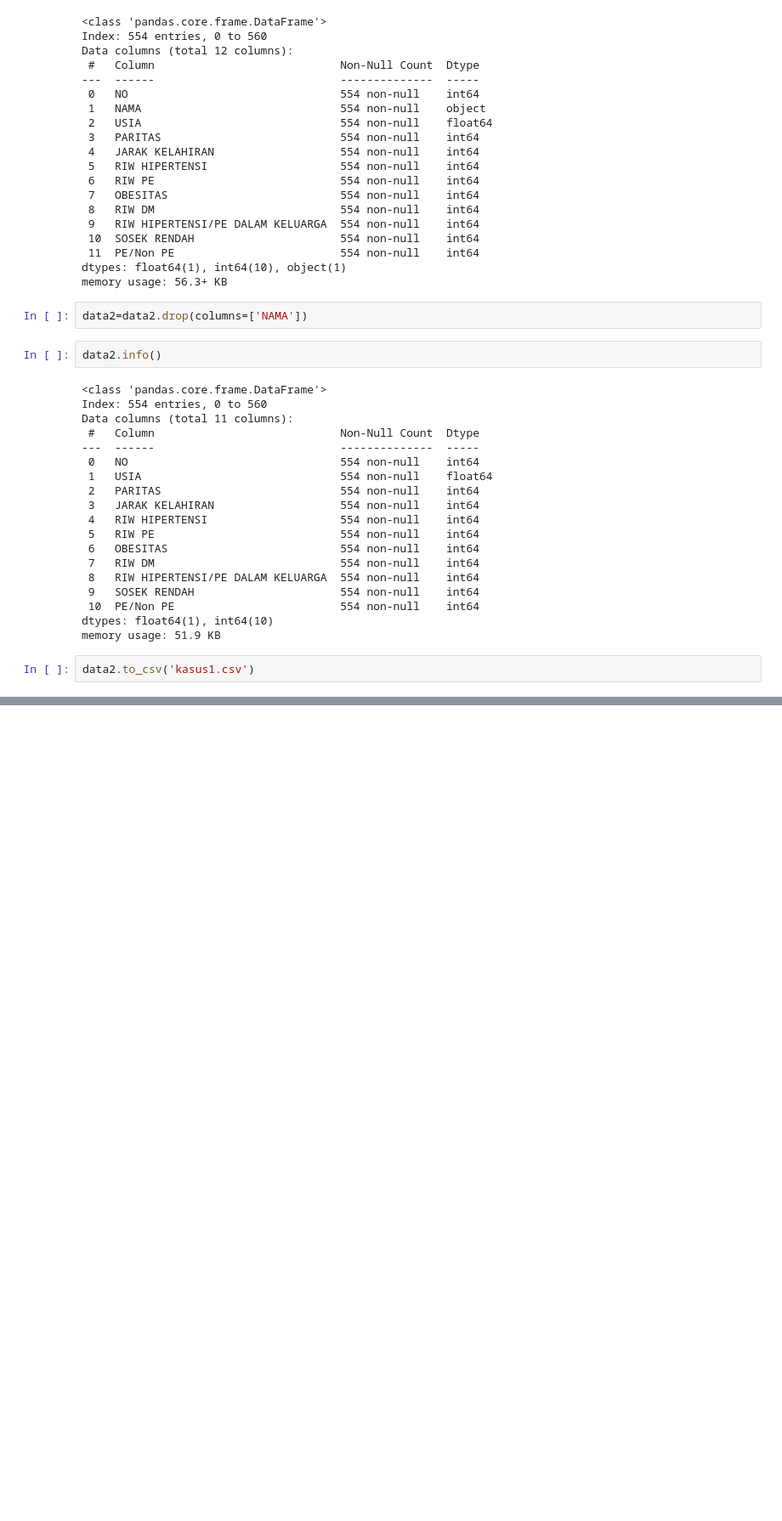
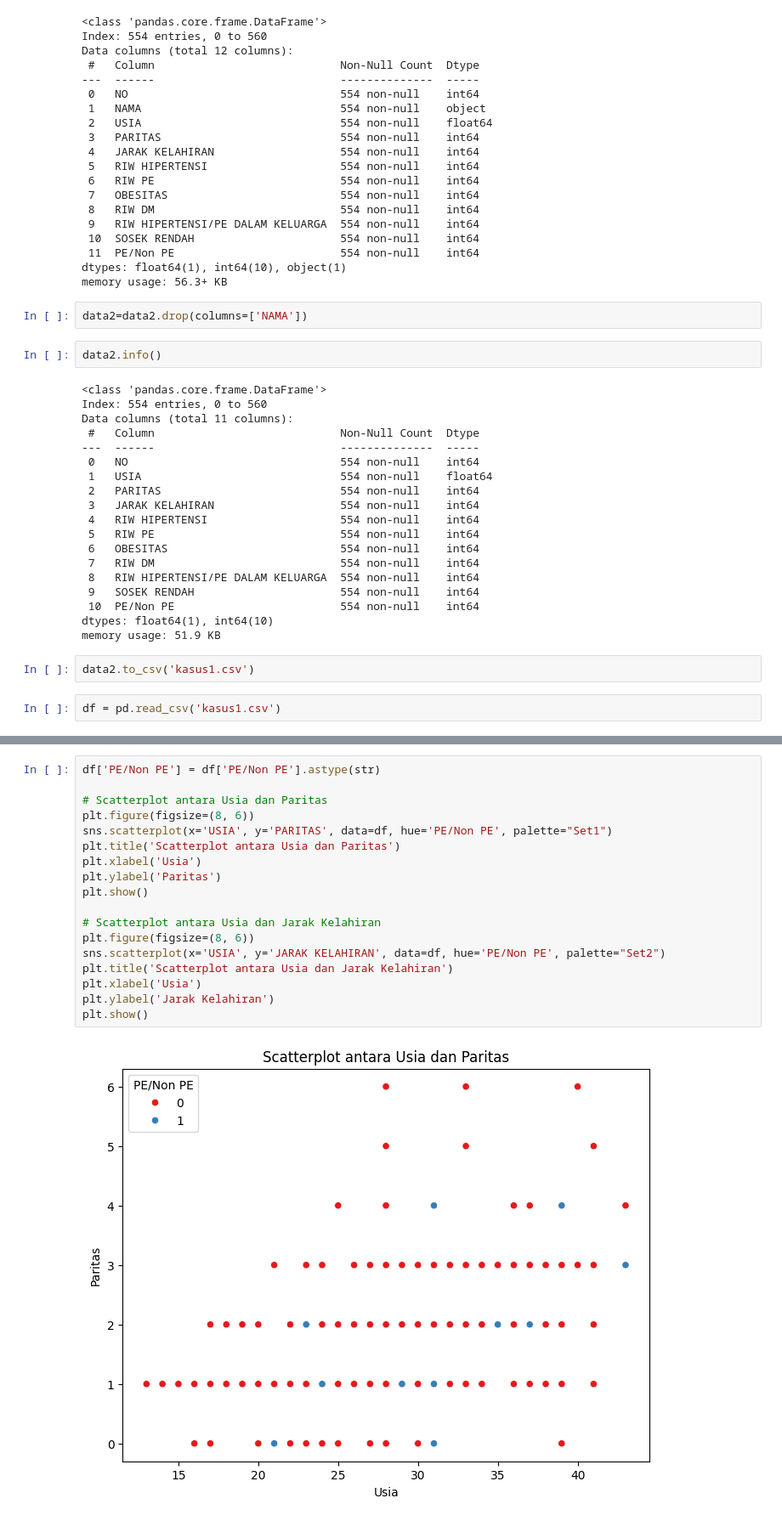
Before and after one commit to Dhia14675/data_mining, a Jupyter notebook: kasus.ipynb, the cells around one changed output, grey strips where cells are left out. Shown at 85% size. Drawn from its saved outputs; the diff is of its cells as text; blank space fills up the shorter version.

Commit message:
Data Minning

```diff
--- a/kasus.ipynb
+++ b/kasus.ipynb
@@ -357,3 +359,5 @@ dtypes: float64(1), int64(10)
 memory usage: 51.9 KB
 # %%
 data2.to_csv('kasus1.csv')
+# %%
+df = pd.read_csv('kasus1.csv')
@@ -359,0 +373,20 @@ data2.to_csv('kasus1.csv')
+# %%
+df['PE/Non PE'] = df['PE/Non PE'].astype(str)
+
+# Scatterplot antara Usia dan Paritas
+plt.figure(figsize=(8, 6))
+sns.scatterplot(x='USIA', y='PARITAS', data=df, hue='PE/Non PE', palette="Set1")
+plt.title('Scatterplot antara Usia dan Paritas')
+plt.xlabel('Usia')
+plt.ylabel('Paritas')
+plt.show()
+
+# Scatterplot antara Usia dan Jarak Kelahiran
+plt.figure(figsize=(8, 6))
+sns.scatterplot(x='USIA', y='JARAK KELAHIRAN', data=df, hue='PE/Non PE', palette="Set2")
+plt.title('Scatterplot antara Usia dan Jarak Kelahiran')
+plt.xlabel('Usia')
+plt.ylabel('Jarak Kelahiran')
+plt.show()
+# %% [output]
+[figure, added]
```
Also changed, not shown: parts of 5 cells of this notebook.
